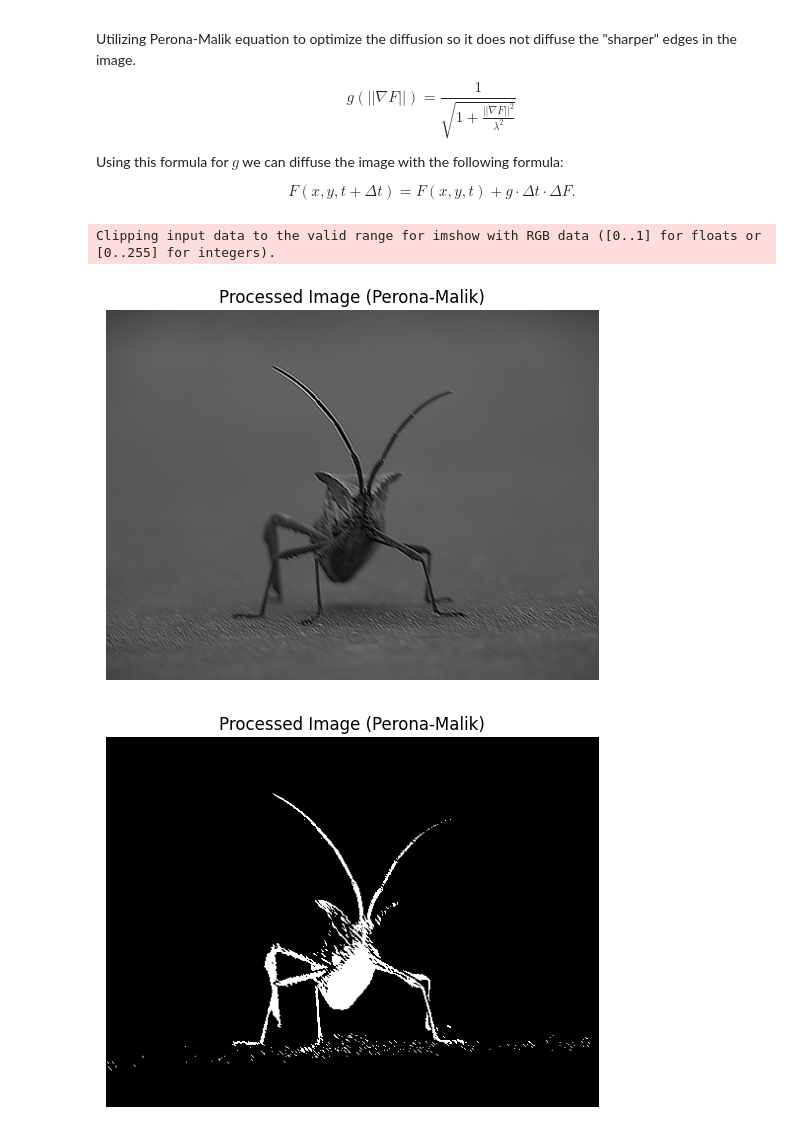
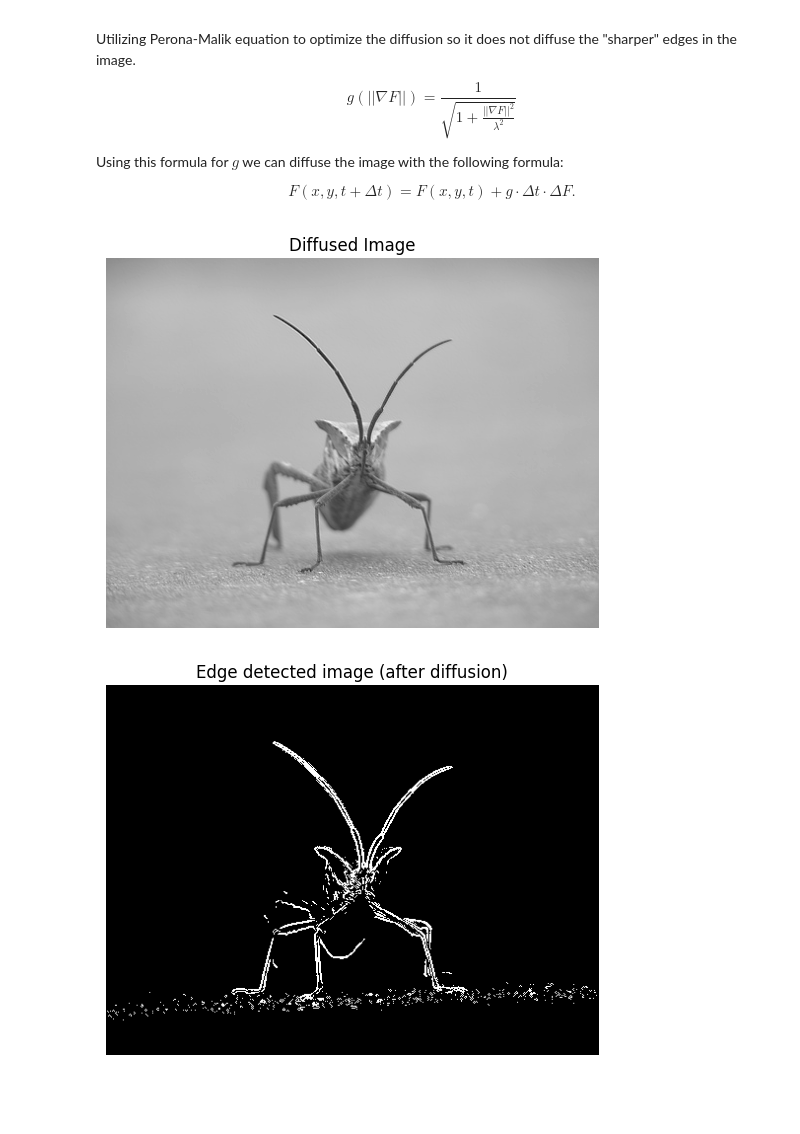
Before and after one commit to SigurdRiseth/Edge-Detection, a Jupyter notebook: edge_detection.ipynb, the cells around one changed output. Drawn from its saved outputs; the diff is of its cells as text; code cells hidden in the pictures; blank space fills up the shorter version.

Commit message:
Updated the perona-malik diffusion and readme

```diff
--- a/edge_detection.ipynb
+++ b/edge_detection.ipynb
@@ -148,13 +148,13 @@ import matplotlib.pyplot as plt
 from PIL import Image
 
 # Load the image and convert it to float32 and grayscale
-img = np.array(Image.open('image.png')).astype(np.float32)
+img = np.array(Image.open('image.png').convert('L')).astype(np.float32)
 
 # Define parameters
 deltaX = 1
-iterations = 20
+iterations = 8
 deltaT = 0.05
-lam = 5000
+lam = 10
 
 # Initialize f_y and f_x
 f_y = np.zeros_like(img)
@@ -164,45 +164,55 @@ f_x = np.zeros_like(img)
 def g(x):
     return 1 / (np.sqrt(1 + ((x**2) / (lam**2))))
 
 # Perform Perona-Malik diffusion
 for i in range(iterations):
     # Calculate f_y
     f_y[:, 1:-1] = (img[:, 2:] - img[:, :-2]) / (2 * deltaX)
 
     # Calculate f_x
     f_x[1:-1, :] = (img[2:, :] - img[:-2, :]) / (2 * deltaX)
 
     # Magnitude of the gradient
     grad_magnitude = np.sqrt(f_x**2 + f_y**2)
 
     # Perona-Malik coefficient
     g_value = g(grad_magnitude)
 
-    # Diffusion equation
-    img[1:-1, 1:-1] += deltaT * (
-        (g_value[1:-1, 1:-1] * (f_x[1:-1, 2:] - f_x[1:-1, :-2]) / (2 * deltaX)) +
-        (g_value[1:-1, 1:-1] * (f_y[2:, 1:-1] - f_y[:-2, 1:-1]) / (2 * deltaX))
-    )
+    # Second derivatives
+    f_xx = (f_x[1:-1, 2:] - f_x[1:-1, :-2]) / (2 * deltaX)
+    f_yy = (f_y[2:, 1:-1] - f_y[:-2, 1:-1]) / (2 * deltaX)
 
-# Normalize the image
-img = img / np.max(img)
+    img[1:-1, 1:-1] += deltaT * g_value[1:-1, 1:-1] * (f_xx + f_yy)
 
 # Display the diffused image
 plt.imshow(img, cmap='gray')
-plt.title('Processed Image (Perona-Malik)')
+plt.title('Diffused Image')
 plt.axis('off')  # Turn off axis
 plt.show()
 
+# Calculate fx using numpy's gradient function
+fx = np.zeros_like(img)
+fx[:, 1:-1] = (img[:, 2:] - img[:, :-2]) / (2 * deltaX)
+
+# Calculate fy using numpy's gradient function
+fy = np.zeros_like(img)
+fy[1:-1, :] = (img[2:, :] - img[:-2, :]) / (2 * deltaX)
+
+# Calculate the magnitude of the gradient vectors
+fgradabs = np.sqrt(fx**2 + fy**2)
+
+# Normalize the gradient magnitude values to [0, 1]
+fgradabs_normalized = fgradabs / np.max(fgradabs)
+
 # Apply threshold
-threshold = 0.2
-img = np.where(img < threshold, 1.0, 0.0)
+threshold = 0.15
+fgradabs_normalized_filtered = np.where(fgradabs_normalized > threshold, 1.0, 0.0)
 
 # Display the final image
-plt.imshow(img, cmap='gray')
-plt.title('Processed Image (Perona-Malik)')
+plt.imshow(fgradabs_normalized_filtered, cmap='gray')
+plt.title('Edge detected image (after diffusion)')
 plt.axis('off')  # Turn off axis
 plt.show()
 # %% [output]
-Clipping input data to the valid range for imshow with RGB data ([0..1] for floats or [0..255] for integers).
-[figure, old version]
+[figure, new version]
-[figure, old version]
+[figure, new version]
```
Also changed, not shown: parts of 2 cells of this notebook, 1 other file.
